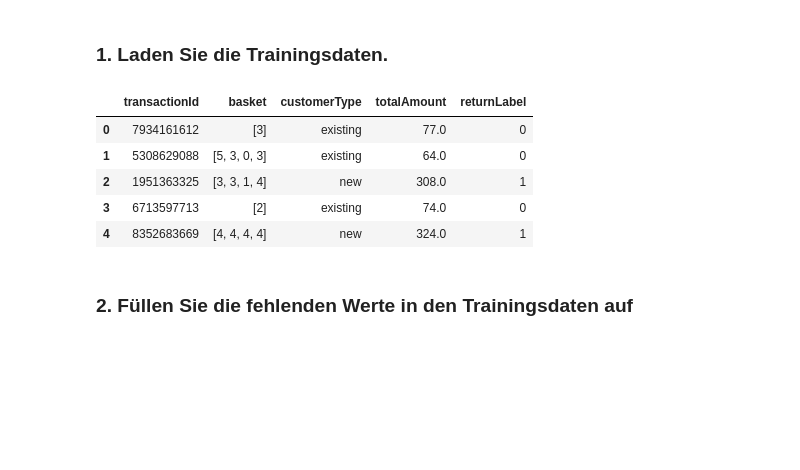
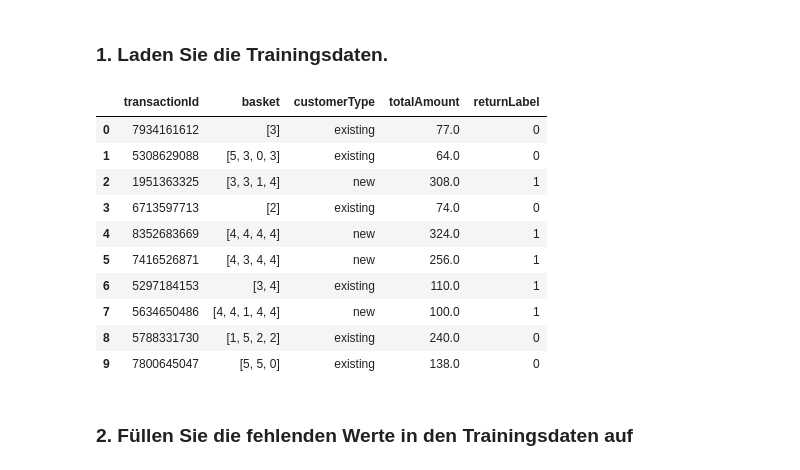
Before and after one commit to daniel-vera-g/ml-project, a Jupyter notebook: ml-project.ipynb, the cells around one changed output. Drawn from its saved outputs; the diff is of its cells as text; code cells hidden in the pictures; blank space fills up the shorter version.

```diff
--- a/ml-project.ipynb
+++ b/ml-project.ipynb
@@ -89,18 +91,23 @@ getIntListFromStringList = lambda stringList: [int(listElement) for listElement
 # %%
 import pandas as pd
 pd.options.mode.chained_assignment = None
 
-train_df = pd.read_csv('datasets/train.csv')
-# train_df = pd.read_csv('sample_data/train.csv')
+# train_df = pd.read_csv('datasets/train.csv')
+train_df = pd.read_csv('sample_data/train.csv')
 
-train_df.head()
+train_df.head(10)
 # %% [output]
 |  | transactionId | basket | customerType | totalAmount | returnLabel |
 | 0 | 7934161612 | [3] | existing | 77.0 | 0 |
 | 1 | 5308629088 | [5, 3, 0, 3] | existing | 64.0 | 0 |
 | 2 | 1951363325 | [3, 3, 1, 4] | new | 308.0 | 1 |
 | 3 | 6713597713 | [2] | existing | 74.0 | 0 |
 | 4 | 8352683669 | [4, 4, 4, 4] | new | 324.0 | 1 |
+| 5 | 7416526871 | [4, 3, 4, 4] | new | 256.0 | 1 |
+| 6 | 5297184153 | [3, 4] | existing | 110.0 | 1 |
+| 7 | 5634650486 | [4, 4, 1, 4, 4] | new | 100.0 | 1 |
+| 8 | 5788331730 | [1, 5, 2, 2] | existing | 240.0 | 0 |
+| 9 | 7800645047 | [5, 5, 0] | existing | 138.0 | 0 |
 # %% [markdown]
 ### 2. Füllen Sie die fehlenden Werte in den Trainingsdaten auf
 # %% [markdown]
```
Also changed, not shown: parts of 24 cells of this notebook.
